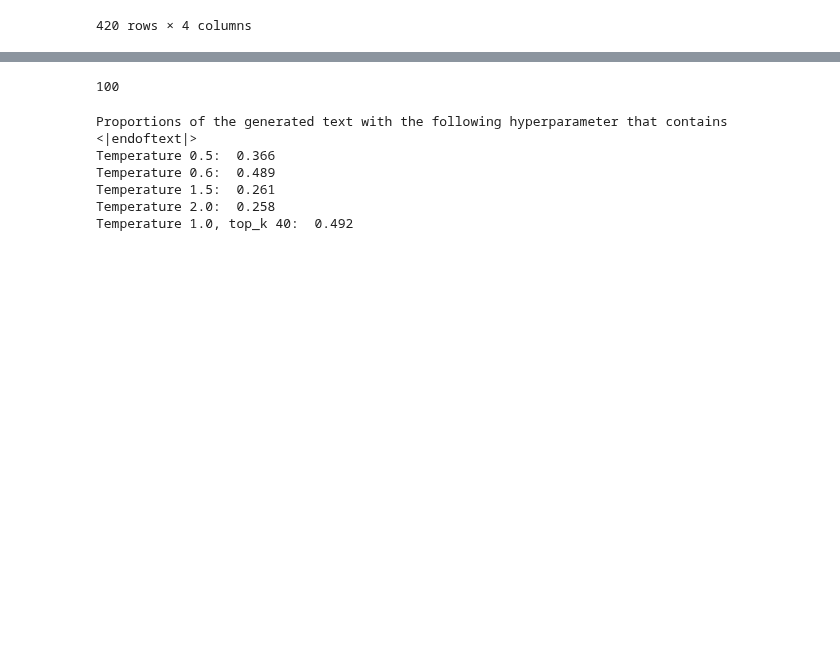
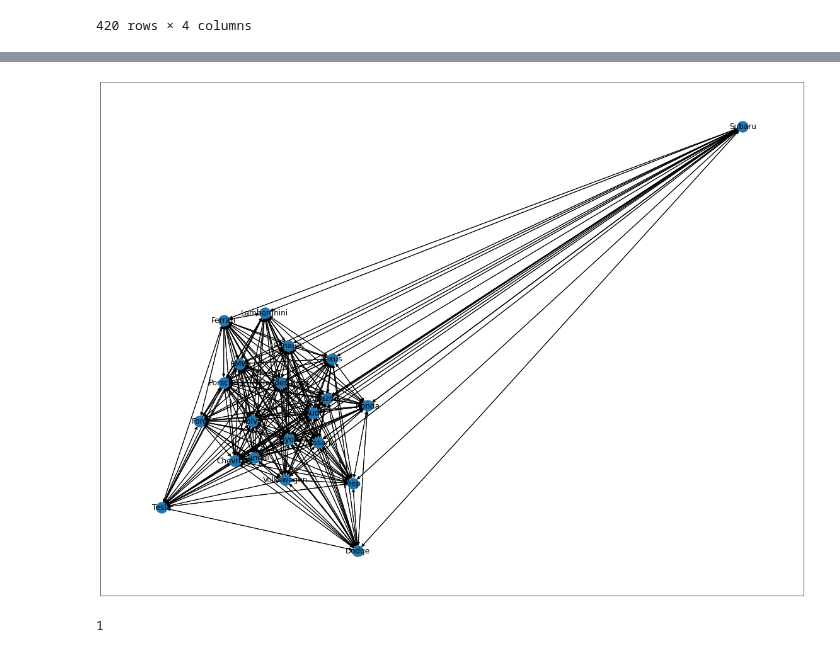
Before and after one commit to albtang/Katona-AI-Research, a Jupyter notebook: src/playground.ipynb, the cells around one changed output, grey strips where cells are left out. Cells and saved outputs as stored; diff of their text form; code cells hidden in the pictures; blank space fills up the shorter version.

Commit message:
some analysis on car brands

```diff
--- a/src/playground.ipynb
+++ b/src/playground.ipynb
@@ -90,4 +22,0 @@ df11['The car brand is similar to'].str.contains("<|endoftext|>").sum() / df11.s
-# %%
-df10.shape[0]
-# %% [output]
-100
@@ -100,14 +23,14 @@ df10k40 = pd.read_csv("data/raw_text/b Jan28 t10 topk40 1000.csv")
-# %%
-print("Proportions of the generated text with the following hyperparameter that contains <|endoftext|>")
-print("Temperature 0.5: ", df05['The car brand is similar to'].str.contains("<|endoftext|>").sum() / df05.shape[0])
-print("Temperature 0.6: ", df06['The car brand is similar to'].str.contains("<|endoftext|>").sum() / df06.shape[0])
-print("Temperature 1.5: ", df15['The car brand is similar to'].str.contains("<|endoftext|>").sum() / df15.shape[0])
-print("Temperature 2.0: ", df20['The car brand is similar to'].str.contains("<|endoftext|>").sum() / df20.shape[0])
-print("Temperature 1.0, top_k 40: ", df10k40['The car brand is similar to'].str.contains("<|endoftext|>").sum() / df10k40.shape[0])
-# %% [output]
-Proportions of the generated text with the following hyperparameter that contains <|endoftext|>
-Temperature 0.5:  0.366
-Temperature 0.6:  0.489
-Temperature 1.5:  0.261
-Temperature 2.0:  0.258
-Temperature 1.0, top_k 40:  0.492
+# %%
+G = nx.DiGraph()
+# %%
+for _, data in df.iterrows():
+    G.add_edge(data['brand1'], data['brand2'], weight=data['frq'])
+# %%
+plt.figure(figsize=(20,15))
+nx.draw_networkx(G)
+# %% [output]
+[figure, added]
+# %%
+len(list(nx.strongly_connected_components(G)))
+# %% [output]
+1
```
Also changed, not shown: parts of 10 cells of this notebook.
